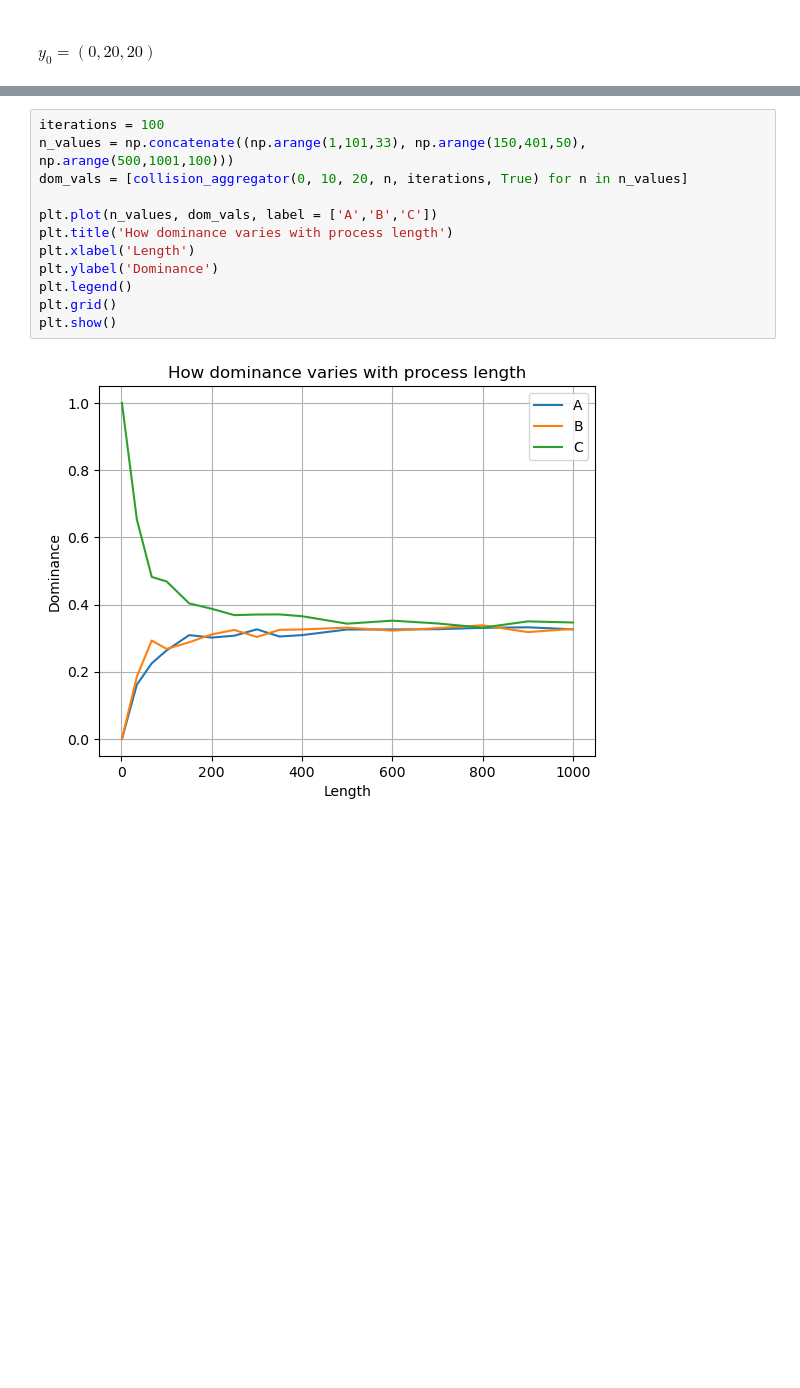
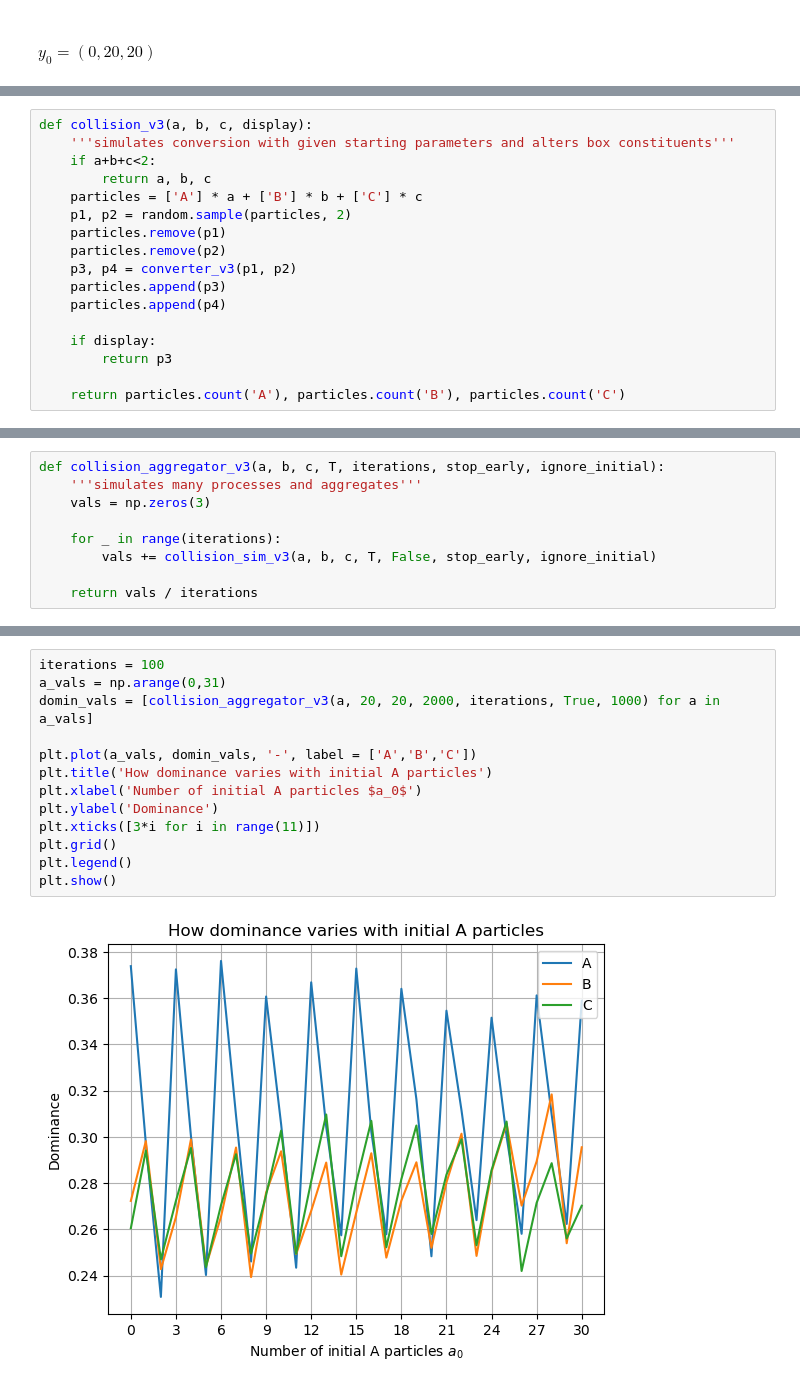
Before and after one commit to ArkinF/MA3K7, a Jupyter notebook: MA3K7 Project P1.ipynb, the cells around one changed output, grey strips where cells are left out. Cells and saved outputs as stored; diff of their text form; blank space fills up the shorter version.

```diff
--- a/MA3K7 Project P1.ipynb
+++ b/MA3K7 Project P1.ipynb
@@ -205,0 +446,17 @@ plt.show()
+# %%
+def collision_v3(a, b, c, display):
+    '''simulates conversion with given starting parameters and alters box constituents'''
+    if a+b+c<2:
+        return a, b, c
+    particles = ['A'] * a + ['B'] * b + ['C'] * c
+    p1, p2 = random.sample(particles, 2)
+    particles.remove(p1)
+    particles.remove(p2)
+    p3, p4 = converter_v3(p1, p2)
+    particles.append(p3)
+    particles.append(p4)
+
+    if display:
+        return p3
+
+    return particles.count('A'), particles.count('B'), particles.count('C')
@@ -205,0 +511,9 @@ plt.show()
+# %%
+def collision_aggregator_v3(a, b, c, T, iterations, stop_early, ignore_initial):
+    '''simulates many processes and aggregates'''
+    vals = np.zeros(3)
+
+    for _ in range(iterations):
+        vals += collision_sim_v3(a, b, c, T, False, stop_early, ignore_initial)
+
+    return vals / iterations
@@ -206,14 +549,15 @@ plt.show()
 # %%
 iterations = 100
-n_values = np.concatenate((np.arange(1,101,33), np.arange(150,401,50), np.arange(500,1001,100)))
-dom_vals = [collision_aggregator(0, 10, 20, n, iterations, True) for n in n_values]
+a_vals = np.arange(0,31)
+domin_vals = [collision_aggregator_v3(a, 20, 20, 2000, iterations, True, 1000) for a in a_vals]
 
-plt.plot(n_values, dom_vals, label = ['A','B','C'])
-plt.title('How dominance varies with process length')
-plt.xlabel('Length')
+plt.plot(a_vals, domin_vals, '-', label = ['A','B','C'])
+plt.title('How dominance varies with initial A particles')
+plt.xlabel('Number of initial A particles $a_0$')
 plt.ylabel('Dominance')
+plt.xticks([3*i for i in range(11)])
+plt.grid()
 plt.legend()
-plt.grid()
 plt.show()
 # %% [output]
-[figure, old version]
+[figure, new version]
```
Also changed, not shown: parts of 44 cells of this notebook.
